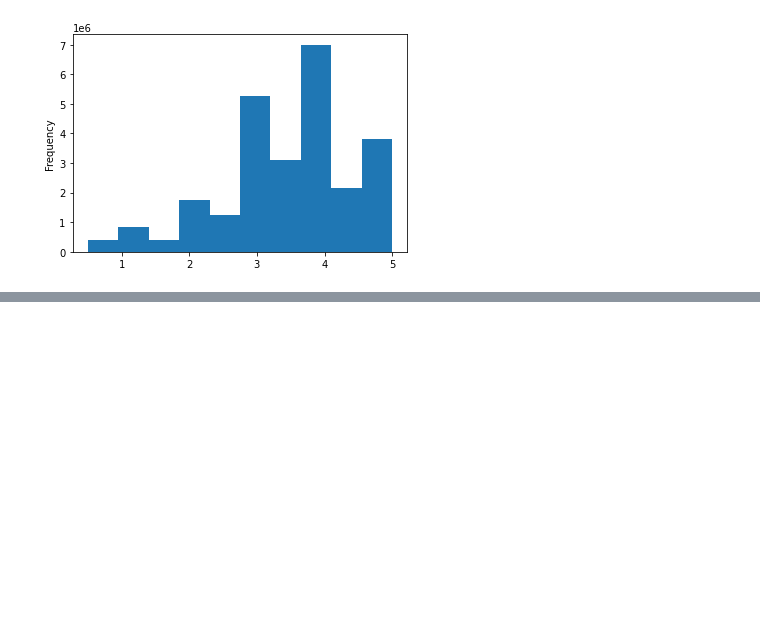
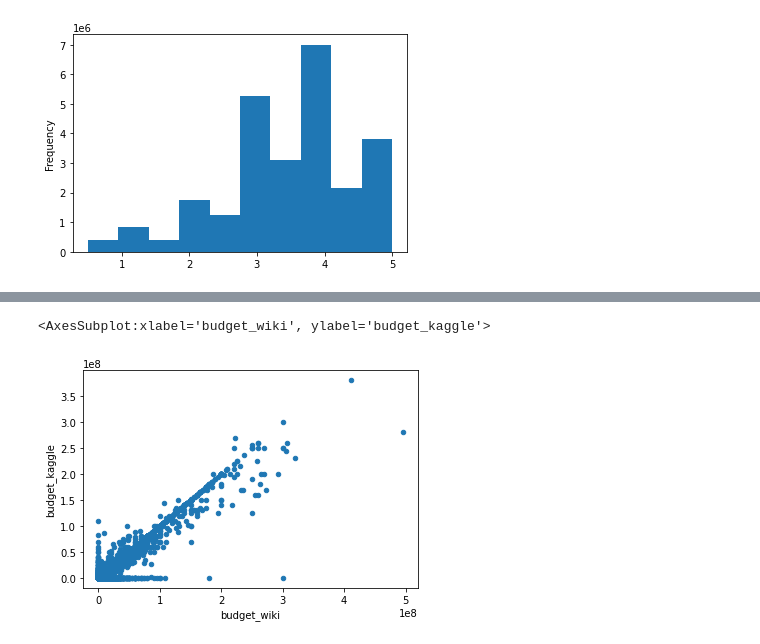
Before and after one commit to jin6621/Movies-ETL, a Jupyter notebook: module.ipynb, the cells around one changed output, grey strips where cells are left out. Cells and saved outputs as stored; diff of their text form; code cells hidden in the pictures; blank space fills up the shorter version.

```diff
--- a/module.ipynb
+++ b/module.ipynb
@@ -1009,0 +1162,12 @@ Name: rating, dtype: float64
+# %%
+# We have data from budget_wiki, but not from budfet_kaggle.
+movies_df[['budget_wiki','budget_kaggle']].fillna(0).plot(x='budget_wiki', y='budget_kaggle', kind = 'scatter')
+
+# budget_wiki has more outliers
+# budget_kaggle has more missing data points
+# consistent data would be budget_kaggle
+# start with a base of consistent data and fill in missing points with possible outliers. (consistent: kaggle; outlier: wiki)
+# Summary - keep Kaggle (consistency), and fill in the gaps with Wikipedia's data (potential outlier)
+# %% [output]
+<AxesSubplot:xlabel='budget_wiki', ylabel='budget_kaggle'>
+[figure, added]
```
Also changed, not shown: parts of 54 cells of this notebook.
